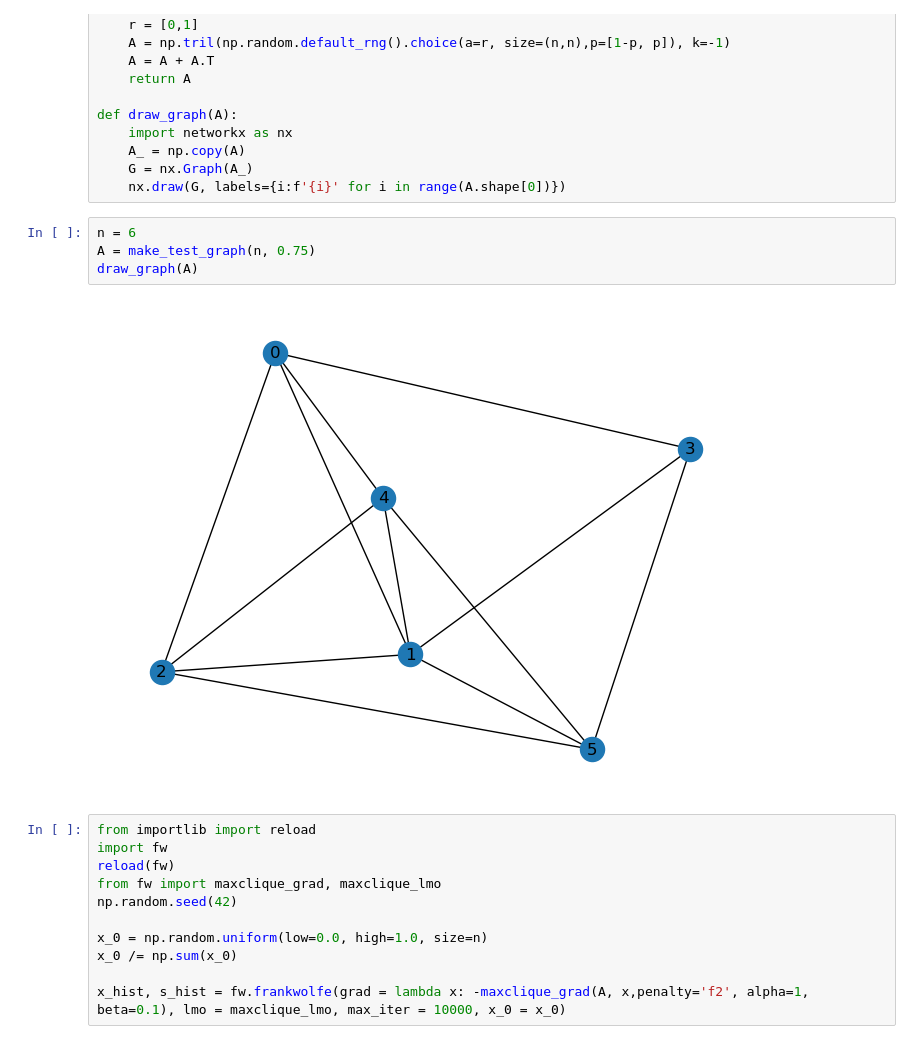
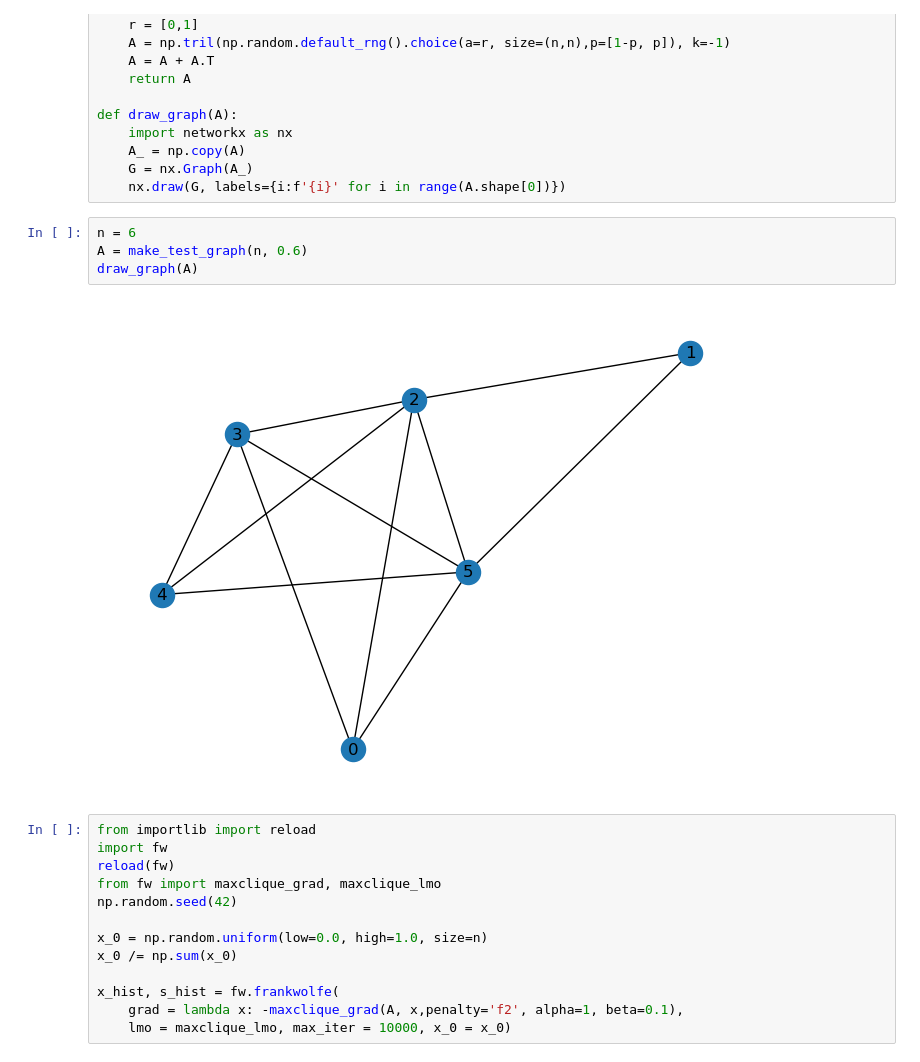
Before and after one commit to andrewklayk/frankwolfe-maxclique-ods, a Jupyter notebook: testing.ipynb, the cells around one changed output. Saved outputs shown, nothing was run; the diff lists cells and outputs as text.

```diff
--- a/testing.ipynb
+++ b/testing.ipynb
@@ -14,10 +14,10 @@ def draw_graph(A):
     nx.draw(G, labels={i:f'{i}' for i in range(A.shape[0])})
 # %%
 n = 6
-A = make_test_graph(n, 0.75)
+A = make_test_graph(n, 0.6)
 draw_graph(A)
 # %% [output]
-[figure, old version]
+[figure, new version]
 # %%
 from importlib import reload
 import fw
@@ -28,7 +28,9 @@ np.random.seed(42)
 x_0 = np.random.uniform(low=0.0, high=1.0, size=n)
 x_0 /= np.sum(x_0)
 
-x_hist, s_hist = fw.frankwolfe(grad = lambda x: -maxclique_grad(A, x,penalty='f2', alpha=1, beta=0.1), lmo = maxclique_lmo, max_iter = 10000, x_0 = x_0)
+x_hist, s_hist = fw.frankwolfe(
+    grad = lambda x: -maxclique_grad(A, x,penalty='f2', alpha=1, beta=0.1),
+    lmo = maxclique_lmo, max_iter = 10000, x_0 = x_0)
 # %%
 x = x_hist[-1]
 1./(1.-np.dot(np.dot(x.T,A),x))
```
Also changed, not shown: parts of 3 cells of this notebook, 2 other files.
